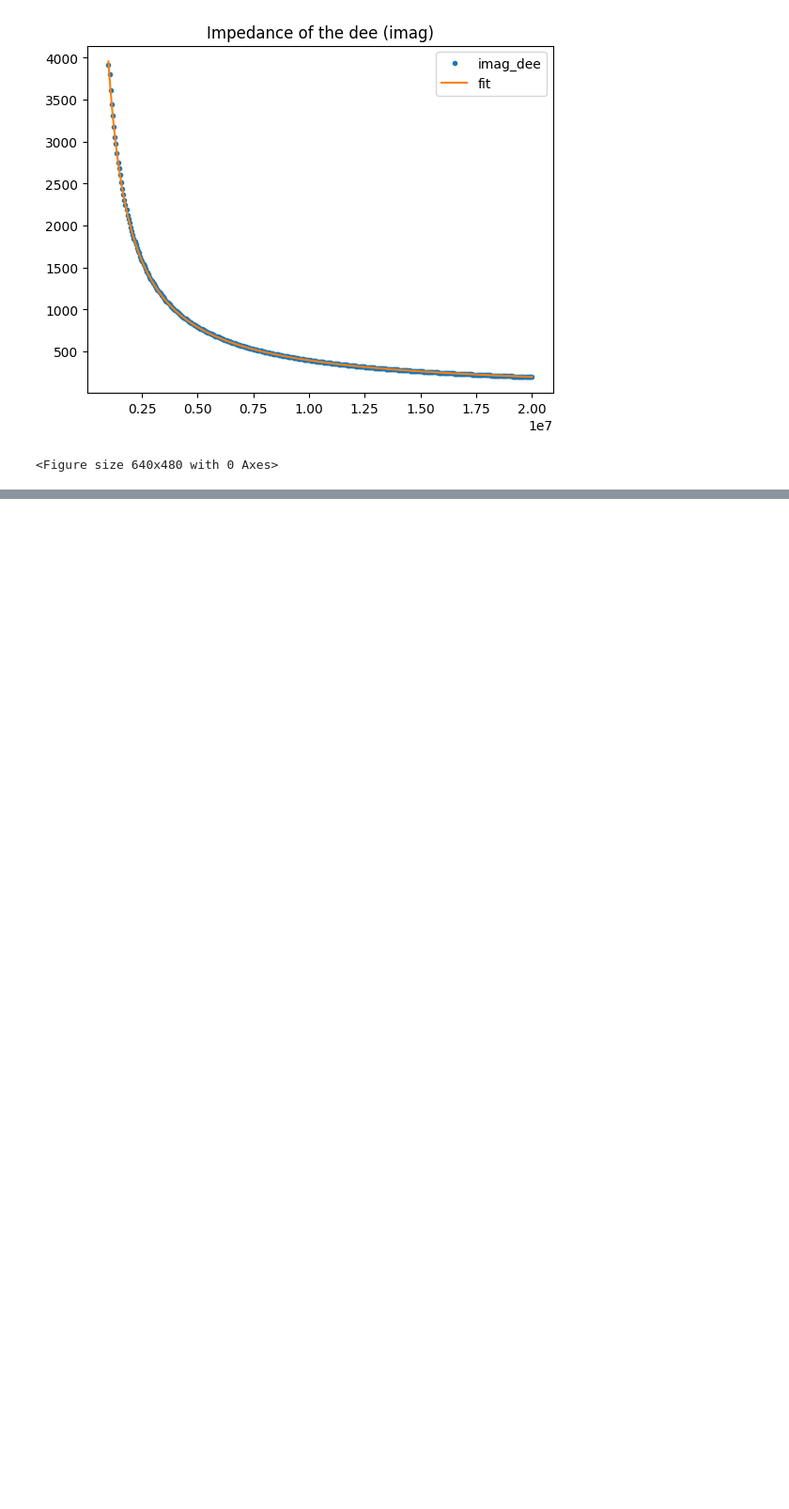
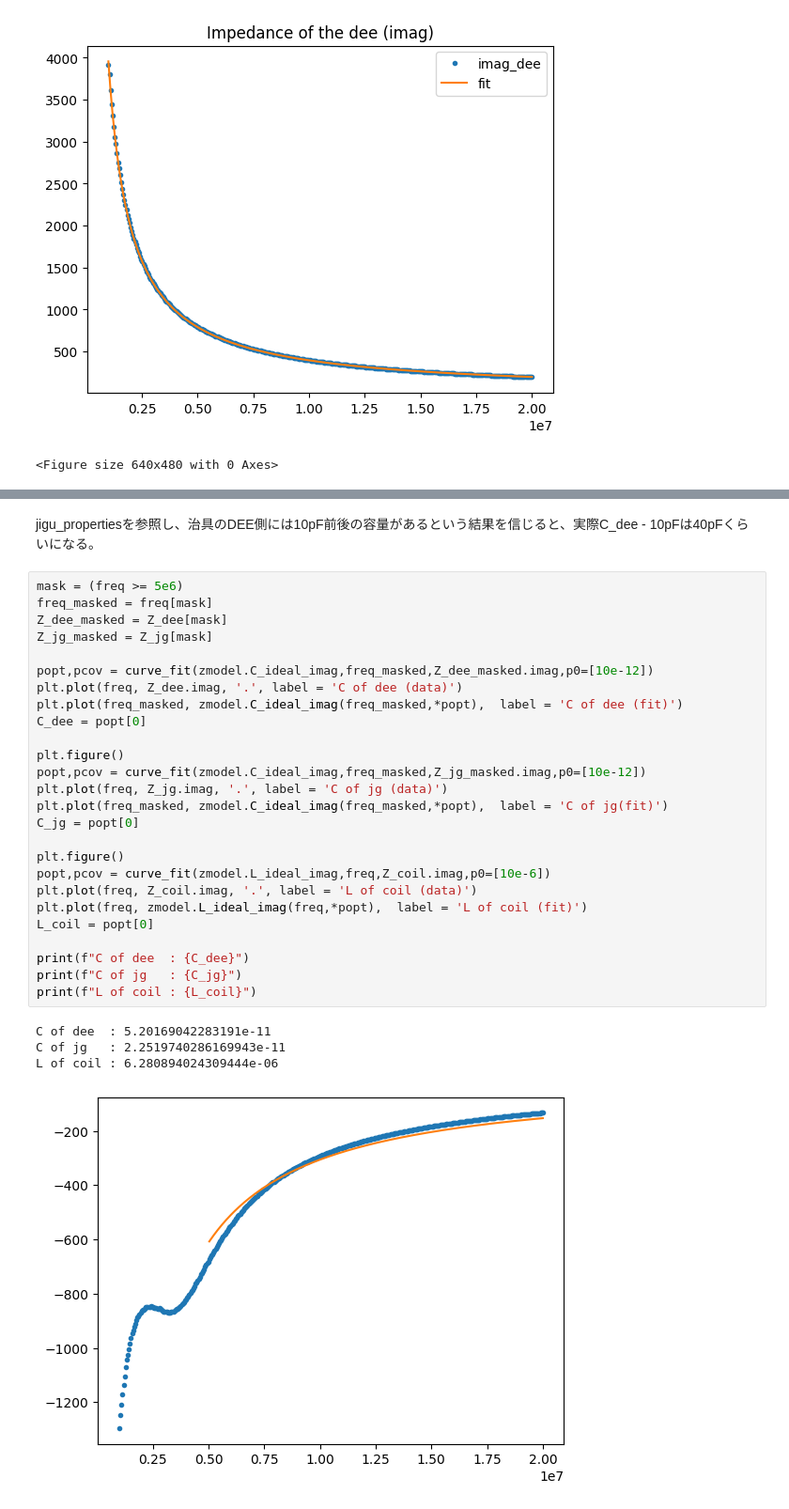
Before and after one commit to tyaxm/cyclotron, a Jupyter notebook: src/RLC_with_stray.ipynb, the cells around one changed output, grey strips where cells are left out. Shown at 94% size. Drawn from its saved outputs; the diff is of its cells as text; blank space fills up the shorter version.

```diff
--- a/src/RLC_with_stray.ipynb
+++ b/src/RLC_with_stray.ipynb
@@ -640,0 +671,33 @@ C_jg - C_dee = 3.953461887036728e-11 ???
+# %% [markdown]
+jigu_propertiesを参照し、治具のDEE側には10pF前後の容量があるという結果を信じると、実際C_dee - 10pFは40pFくらいになる。
+# %%
+mask = (freq >= 5e6)
+freq_masked = freq[mask]
+Z_dee_masked = Z_dee[mask]
+Z_jg_masked = Z_jg[mask]
+
+popt,pcov = curve_fit(zmodel.C_ideal_imag,freq_masked,Z_dee_masked.imag,p0=[10e-12])
+plt.plot(freq, Z_dee.imag, '.', label = 'C of dee (data)')
+plt.plot(freq_masked, zmodel.C_ideal_imag(freq_masked,*popt),  label = 'C of dee (fit)')
+C_dee = popt[0]
+
+plt.figure()
+popt,pcov = curve_fit(zmodel.C_ideal_imag,freq_masked,Z_jg_masked.imag,p0=[10e-12])
+plt.plot(freq, Z_jg.imag, '.', label = 'C of jg (data)')
+plt.plot(freq_masked, zmodel.C_ideal_imag(freq_masked,*popt),  label = 'C of jg(fit)')
+C_jg = popt[0]
+
+plt.figure()
+popt,pcov = curve_fit(zmodel.L_ideal_imag,freq,Z_coil.imag,p0=[10e-6])
+plt.plot(freq, Z_coil.imag, '.', label = 'L of coil (data)')
+plt.plot(freq, zmodel.L_ideal_imag(freq,*popt),  label = 'L of coil (fit)')
+L_coil = popt[0]
+
+print(f"C of dee  : {C_dee}")
+print(f"C of jg   : {C_jg}")
+print(f"L of coil : {L_coil}")
+# %% [output]
+C of dee  : 5.20169042283191e-11
+C of jg   : 2.2519740286169943e-11
+L of coil : 6.280894024309444e-06
+[figure, added]
```
Also changed, not shown: parts of 9 cells of this notebook, 4 other files.
